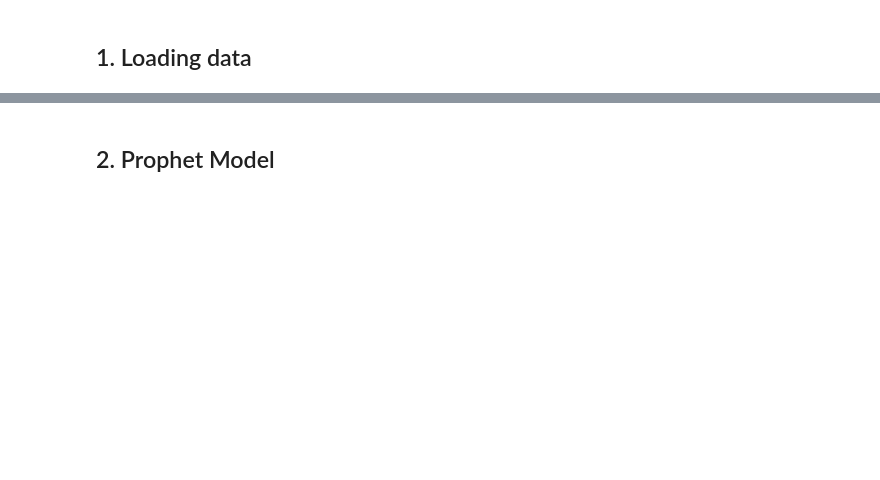
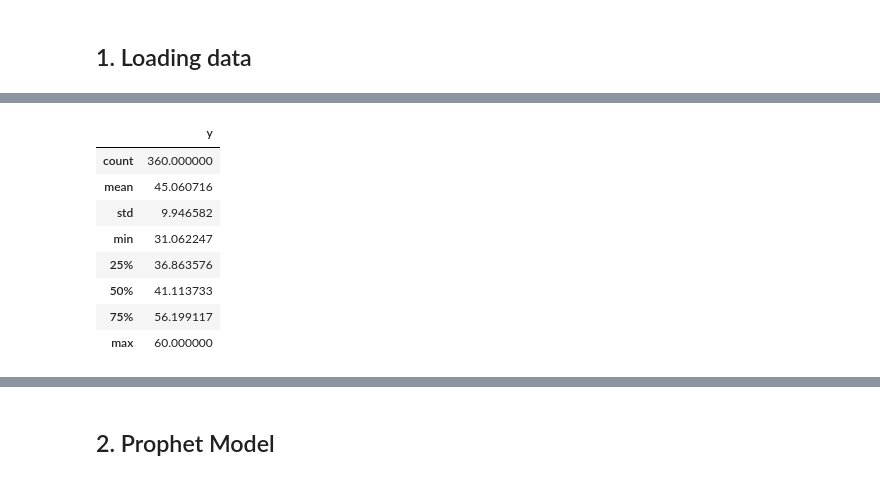
Before and after one commit to IanRayburn/Air_Quality_Prediction, a Jupyter notebook: Air_Quality_Pred.ipynb, the cells around one changed output, grey strips where cells are left out. Saved outputs shown, nothing was run; the diff lists cells and outputs as text; code cells hidden in the pictures; blank space fills up the shorter version.

```diff
--- a/Air_Quality_Pred.ipynb
+++ b/Air_Quality_Pred.ipynb
@@ -43,3 +49,15 @@ df.head()
+# %%
+df.describe()
+# %% [output]
+|  | y |
+| count | 360.000000 |
+| mean | 45.060716 |
+| std | 9.946582 |
+| min | 31.062247 |
+| 25% | 36.863576 |
+| 50% | 41.113733 |
+| 75% | 56.199117 |
+| max | 60.000000 |
 # %%
 # Plotting data
 plt.rcParams['figure.figsize'] = [25, 6]
```
Also changed, not shown: parts of 5 cells of this notebook.
